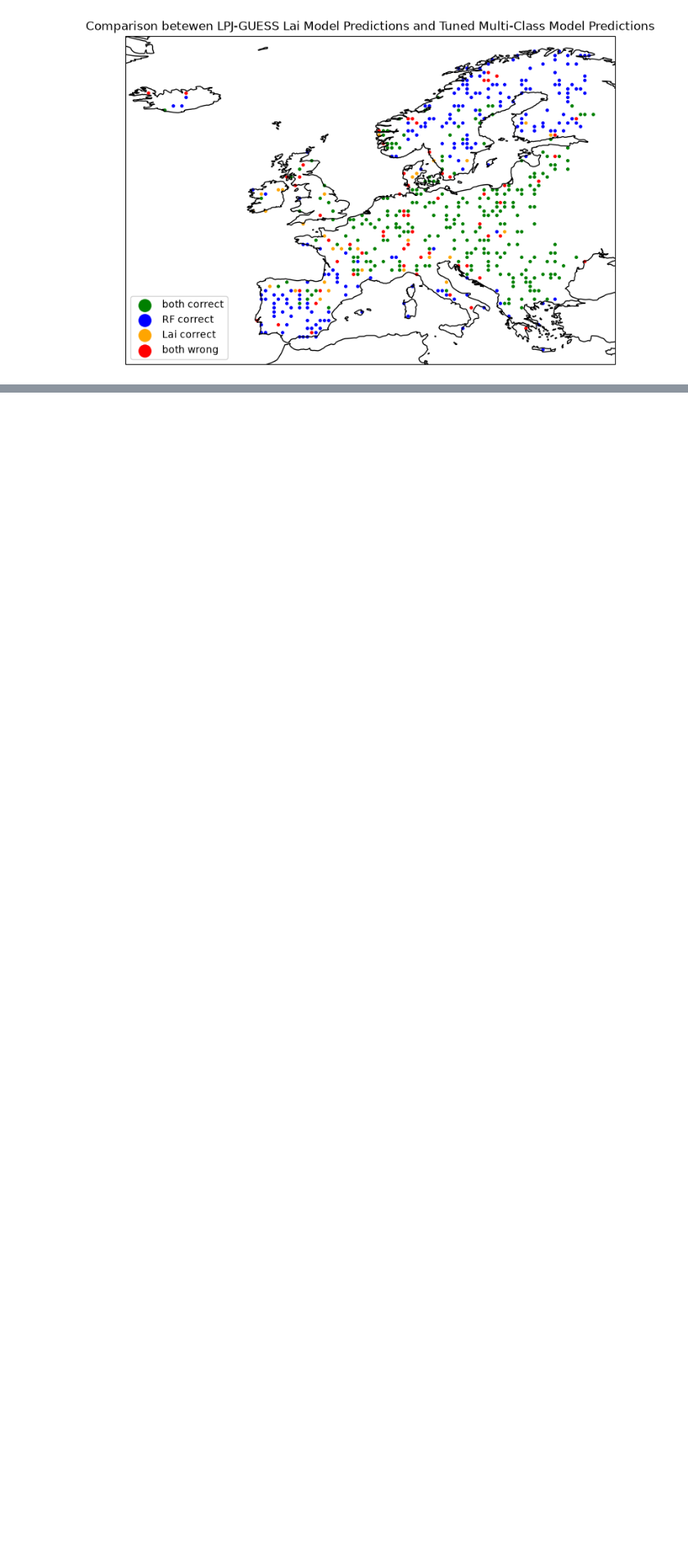
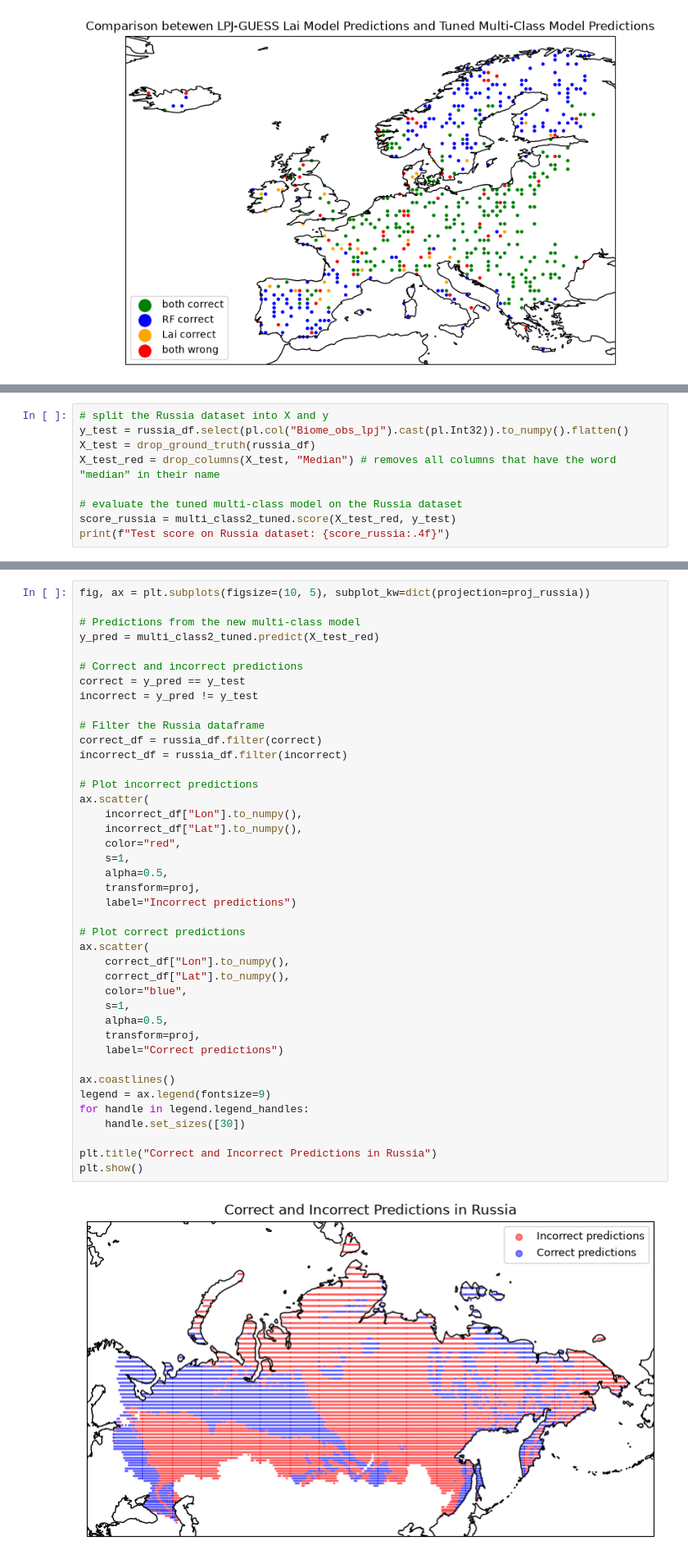
Before and after one commit to AndreaRaaschou/BERN01, a Jupyter notebook: biome_project/Orsi/main_copy_O.ipynb, the cells around one changed output, grey strips where cells are left out. Shown at 82% size. Drawn from its saved outputs; the diff is of its cells as text; blank space fills up the shorter version.

```diff
--- a/biome_project/Orsi/main_copy_O.ipynb
+++ b/biome_project/Orsi/main_copy_O.ipynb
@@ -932,0 +935,9 @@ plt.show()
+# %%
+# split the Russia dataset into X and y
+y_test = russia_df.select(pl.col("Biome_obs_lpj").cast(pl.Int32)).to_numpy().flatten()
+X_test = drop_ground_truth(russia_df)
+X_test_red = drop_columns(X_test, "Median") # removes all columns that have the word "median" in their name
+
+# evaluate the tuned multi-class model on the Russia dataset
+score_russia = multi_class2_tuned.score(X_test_red, y_test)
+print(f"Test score on Russia dataset: {score_russia:.4f}")
@@ -933,3 +946,46 @@ plt.show()
+# %%
+fig, ax = plt.subplots(figsize=(10, 5), subplot_kw=dict(projection=proj_russia))
+
+# Predictions from the new multi-class model
+y_pred = multi_class2_tuned.predict(X_test_red)
+
+# Correct and incorrect predictions
+correct = y_pred == y_test
+incorrect = y_pred != y_test
+
+# Filter the Russia dataframe
+correct_df = russia_df.filter(correct)
+incorrect_df = russia_df.filter(incorrect)
+
+# Plot incorrect predictions
+ax.scatter(
+    incorrect_df["Lon"].to_numpy(),
+    incorrect_df["Lat"].to_numpy(),
+    color="red",
+    s=1,
+    alpha=0.5,
+    transform=proj,
+    label="Incorrect predictions")
+
+# Plot correct predictions
+ax.scatter(
+    correct_df["Lon"].to_numpy(),
+    correct_df["Lat"].to_numpy(),
+    color="blue",
+    s=1,
+    alpha=0.5,
+    transform=proj,
+    label="Correct predictions")
+
+ax.coastlines()
+legend = ax.legend(fontsize=9)
+for handle in legend.legend_handles:
+    handle.set_sizes([30])
+
+plt.title("Correct and Incorrect Predictions in Russia")
+plt.show()
+# %% [output]
+[figure, added]
 # %% [markdown]
 # 5. Regression
 
```
Also changed, not shown: parts of 7 cells of this notebook.
